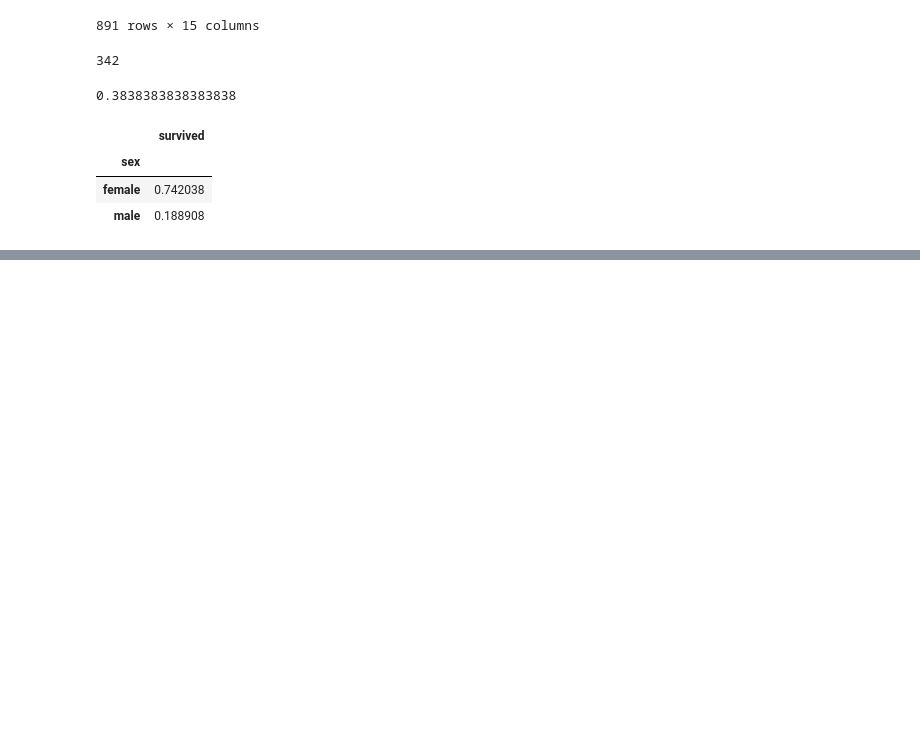
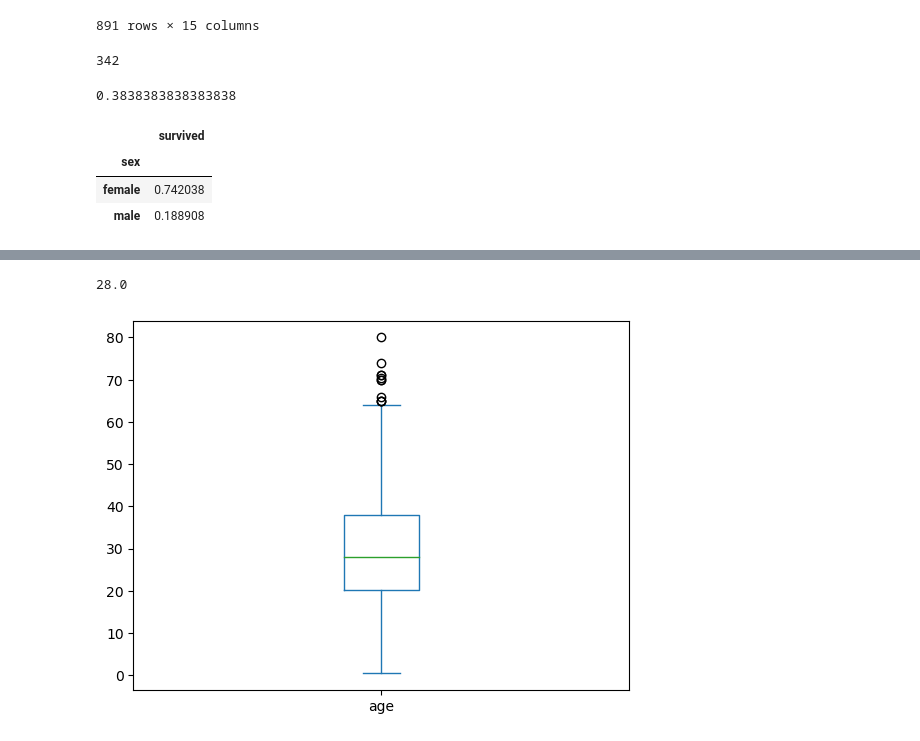
Before and after one commit to DayeonJE/aws_lab04, a Jupyter notebook: 02_데이터분석/04_pandas_titanic_pivot_날짜.ipynb, the cells around one changed output, grey strips where cells are left out. Cells and saved outputs as stored; diff of their text form; code cells hidden in the pictures; blank space fills up the shorter version.

```diff
--- a/02_데이터분석/04_pandas_titanic_pivot_날짜.ipynb
+++ b/02_데이터분석/04_pandas_titanic_pivot_날짜.ipynb
@@ -43,0 +126,5 @@ titanic.pivot_table('survived','sex',aggfunc='mean')
+# %%
+titanic['age_class'] = pd.qcut(titanic.age,5,
+                    labels=['child','young','middle','old','very old'])
+titanic['age2'] = titanic['age']
+titanic
@@ -43,0 +202,7 @@ titanic.pivot_table('survived','sex',aggfunc='mean')
+# %%
+# 사분위수 시각화 : box plot (상자그림)
+titanic['age'].plot.box()
+titanic['age'].median()
+# %% [output]
+28.0
+[figure, added]
```
Also changed, not shown: parts of 28 cells of this notebook, 2 other files.
